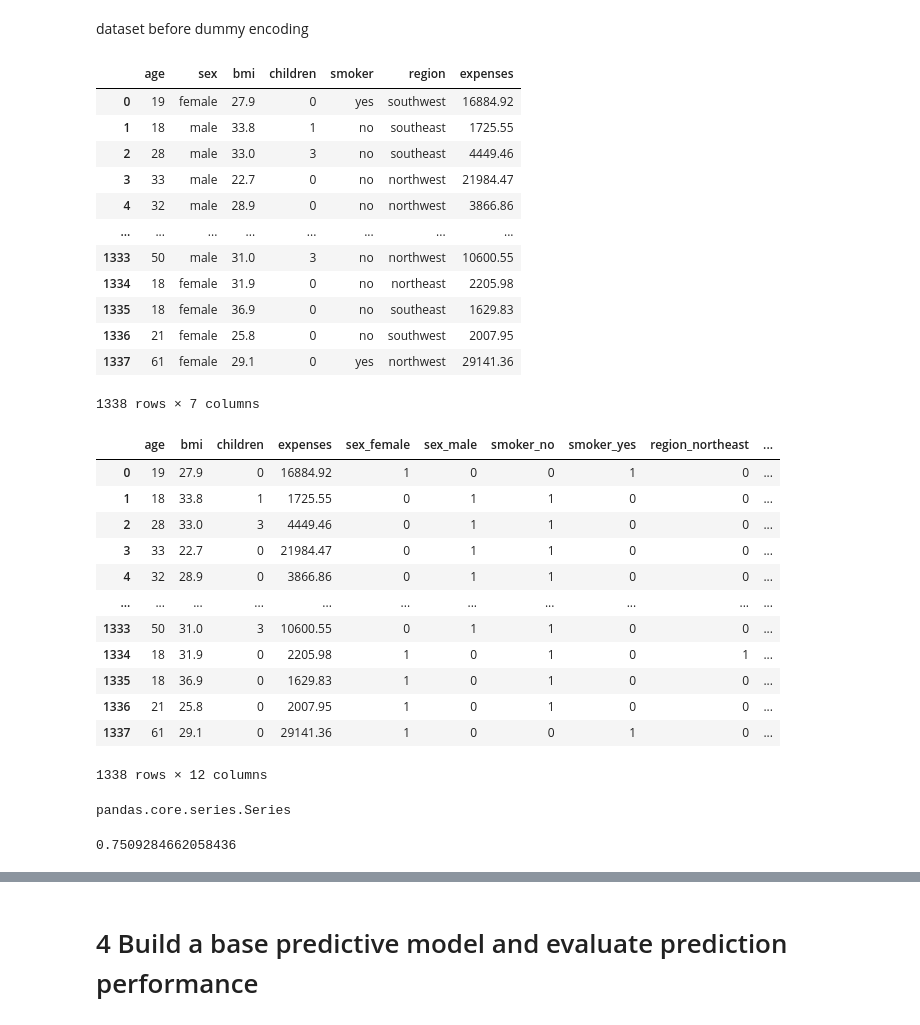
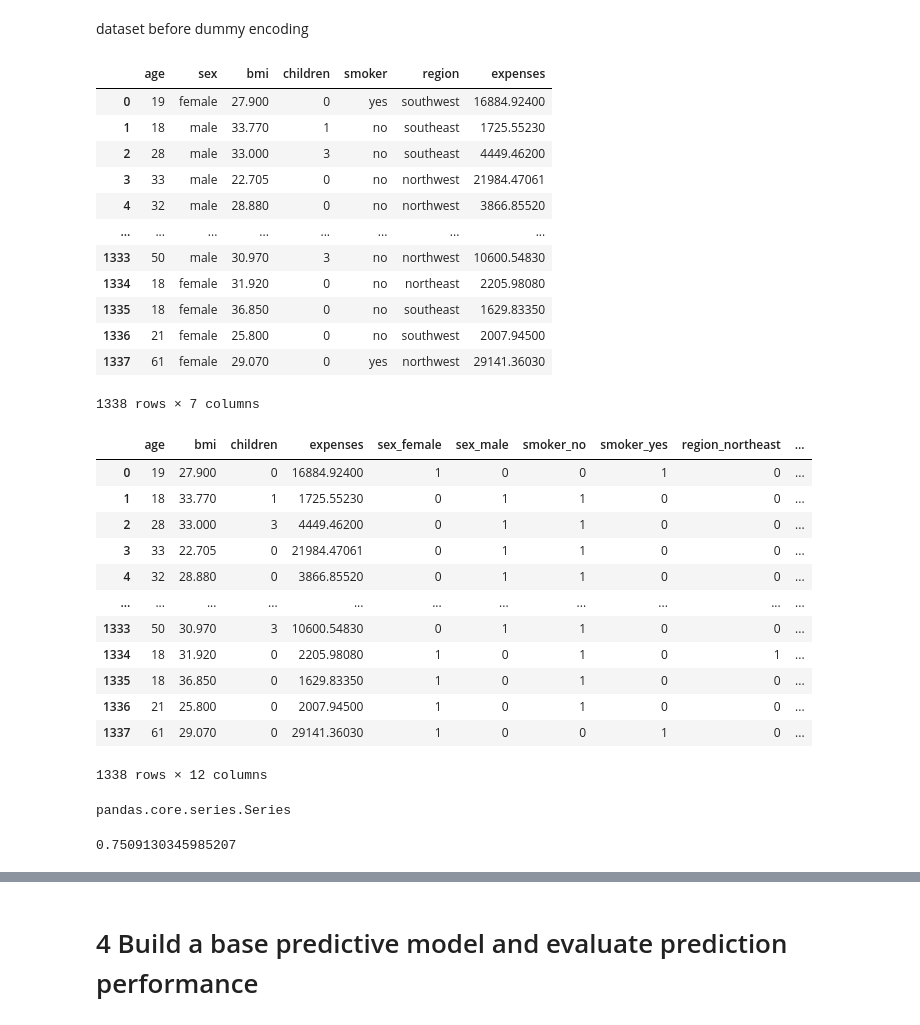
Before and after one commit to matthewpecsok/4482_fall_2022, a Jupyter notebook: tutorials/Regression_and_regression_trees_insurance_tutorial.ipynb, the cells around one changed output, grey strips where cells are left out. Saved outputs shown, nothing was run; the diff lists cells and outputs as text; code cells hidden in the pictures.

```diff
--- a/tutorials/Regression_and_regression_trees_insurance_tutorial.ipynb
+++ b/tutorials/Regression_and_regression_trees_insurance_tutorial.ipynb
@@ -73,3 +28,5 @@ insurance = pd.read_csv("/content/drive/MyDrive/Colab Notebooks/6482_to_4482/ins
+# %%
+insurance = pd.read_csv("https://raw.githubusercontent.com/matthewpecsok/4482_fall_2022/main/data/insurance.csv")
 # %% [markdown]
 show column info
 # %%
@@ -142,36 +101,36 @@ dataset before dummy encoding
 insurance
 # %% [output]
 |  | age | sex | bmi | children | smoker | region | expenses |
-| 0 | 19 | female | 27.9 | 0 | yes | southwest | 16884.92 |
-| 1 | 18 | male | 33.8 | 1 | no | southeast | 1725.55 |
-| 2 | 28 | male | 33.0 | 3 | no | southeast | 4449.46 |
-| 3 | 33 | male | 22.7 | 0 | no | northwest | 21984.47 |
-| 4 | 32 | male | 28.9 | 0 | no | northwest | 3866.86 |
+| 0 | 19 | female | 27.900 | 0 | yes | southwest | 16884.92400 |
+| 1 | 18 | male | 33.770 | 1 | no | southeast | 1725.55230 |
+| 2 | 28 | male | 33.000 | 3 | no | southeast | 4449.46200 |
+| 3 | 33 | male | 22.705 | 0 | no | northwest | 21984.47061 |
+| 4 | 32 | male | 28.880 | 0 | no | northwest | 3866.85520 |
 | ... | ... | ... | ... | ... | ... | ... | ... |
-| 1333 | 50 | male | 31.0 | 3 | no | northwest | 10600.55 |
-| 1334 | 18 | female | 31.9 | 0 | no | northeast | 2205.98 |
-| 1335 | 18 | female | 36.9 | 0 | no | southeast | 1629.83 |
-| 1336 | 21 | female | 25.8 | 0 | no | southwest | 2007.95 |
-| 1337 | 61 | female | 29.1 | 0 | yes | northwest | 29141.36 |
+| 1333 | 50 | male | 30.970 | 3 | no | northwest | 10600.54830 |
+| 1334 | 18 | female | 31.920 | 0 | no | northeast | 2205.98080 |
+| 1335 | 18 | female | 36.850 | 0 | no | southeast | 1629.83350 |
+| 1336 | 21 | female | 25.800 | 0 | no | southwest | 2007.94500 |
+| 1337 | 61 | female | 29.070 | 0 | yes | northwest | 29141.36030 |
 1338 rows × 7 columns
 # %%
 #dataset after dummy encoding
 # %%
 # dummy encode the dataframe
-X = pd.get_dummies(insurance)
-X
+insurance_enc = pd.get_dummies(insurance)
+insurance_enc
 # %% [output]
 |  | age | bmi | children | expenses | sex_female | sex_male | smoker_no | smoker_yes | region_northeast | ... |
-| 0 | 19 | 27.9 | 0 | 16884.92 | 1 | 0 | 0 | 1 | 0 | ... |
-| 1 | 18 | 33.8 | 1 | 1725.55 | 0 | 1 | 1 | 0 | 0 | ... |
-| 2 | 28 | 33.0 | 3 | 4449.46 | 0 | 1 | 1 | 0 | 0 | ... |
-| 3 | 33 | 22.7 | 0 | 21984.47 | 0 | 1 | 1 | 0 | 0 | ... |
-| 4 | 32 | 28.9 | 0 | 3866.86 | 0 | 1 | 1 | 0 | 0 | ... |
+| 0 | 19 | 27.900 | 0 | 16884.92400 | 1 | 0 | 0 | 1 | 0 | ... |
+| 1 | 18 | 33.770 | 1 | 1725.55230 | 0 | 1 | 1 | 0 | 0 | ... |
+| 2 | 28 | 33.000 | 3 | 4449.46200 | 0 | 1 | 1 | 0 | 0 | ... |
+| 3 | 33 | 22.705 | 0 | 21984.47061 | 0 | 1 | 1 | 0 | 0 | ... |
+| 4 | 32 | 28.880 | 0 | 3866.85520 | 0 | 1 | 1 | 0 | 0 | ... |
 | ... | ... | ... | ... | ... | ... | ... | ... | ... | ... | ... |
-| 1333 | 50 | 31.0 | 3 | 10600.55 | 0 | 1 | 1 | 0 | 0 | ... |
-| 1334 | 18 | 31.9 | 0 | 2205.98 | 1 | 0 | 1 | 0 | 1 | ... |
-| 1335 | 18 | 36.9 | 0 | 1629.83 | 1 | 0 | 1 | 0 | 0 | ... |
-| 1336 | 21 | 25.8 | 0 | 2007.95 | 1 | 0 | 1 | 0 | 0 | ... |
-| 1337 | 61 | 29.1 | 0 | 29141.36 | 1 | 0 | 0 | 1 | 0 | ... |
+| 1333 | 50 | 30.970 | 3 | 10600.54830 | 0 | 1 | 1 | 0 | 0 | ... |
+| 1334 | 18 | 31.920 | 0 | 2205.98080 | 1 | 0 | 1 | 0 | 1 | ... |
+| 1335 | 18 | 36.850 | 0 | 1629.83350 | 1 | 0 | 1 | 0 | 0 | ... |
+| 1336 | 21 | 25.800 | 0 | 2007.94500 | 1 | 0 | 1 | 0 | 0 | ... |
+| 1337 | 61 | 29.070 | 0 | 29141.36030 | 1 | 0 | 0 | 1 | 0 | ... |
 1338 rows × 12 columns
 # %%
@@ -191,8 +150,8 @@ reg = LinearRegression().fit(X,y_true)
 # %%
 # score gives us R^2
-reg.score(X, y_true)
+reg.score(insurance_enc, y_target)
 # %% [output]
-0.7509284662058436
+0.7509130345985207
 # %%
 # coef represents the change in units of the target for every unit in the predictor
 reg.coef_
```
Also changed, not shown: parts of 101 cells of this notebook.
